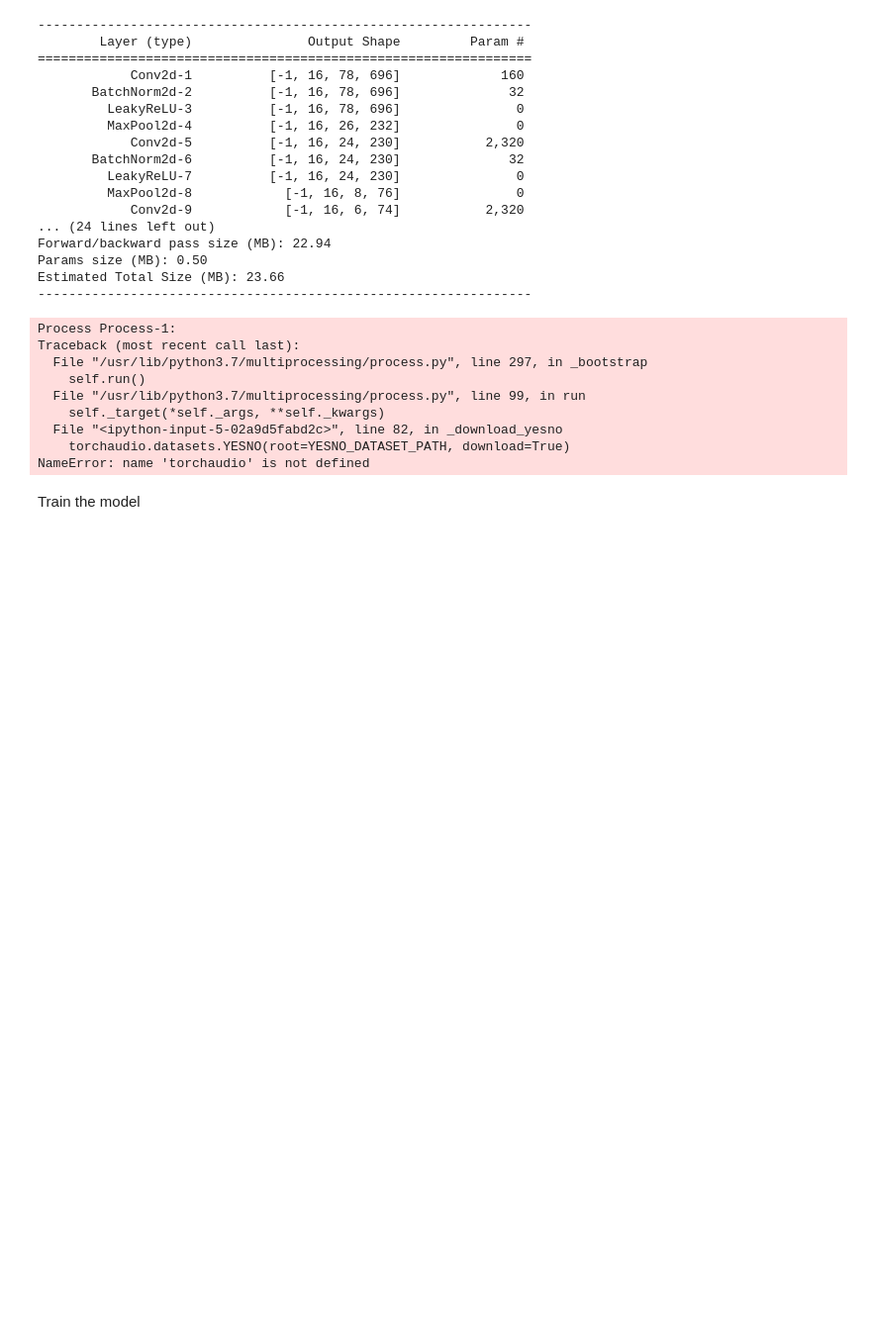
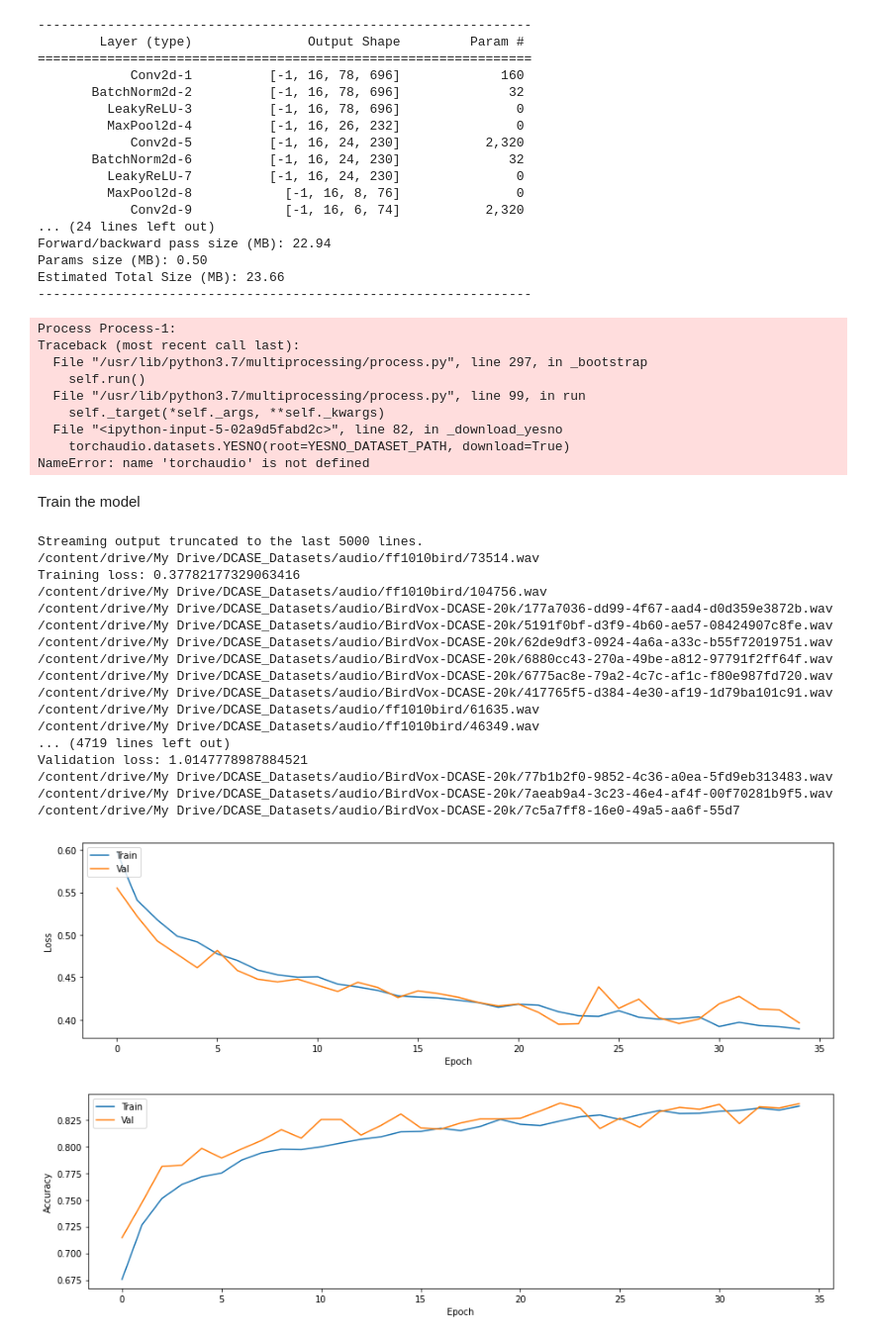
Before and after one commit to edward-h-81/bird_sound_detection, a Jupyter notebook: cnn_pytorch/train_infer_ensemble.ipynb, the cells around one changed output. Shown at 99% size. Saved outputs shown, nothing was run; the diff lists cells and outputs as text; code cells hidden in the pictures; blank space fills up the shorter version.

```diff
--- a/cnn_pytorch/train_infer_ensemble.ipynb
+++ b/cnn_pytorch/train_infer_ensemble.ipynb
@@ -755,8 +755,8 @@ import numpy as np
 
 # from dcasedataset_sig import DCASE_Dataset
 
-ANNOTATIONS_FILE_TRAIN = '/content/drive/My Drive/DCASE_Datasets/labels/train_val_csv/bv_warblr_train.csv'
-ANNOTATIONS_FILE_VAL = '/content/drive/My Drive/DCASE_Datasets/labels/train_val_csv/bv_warblr_val.csv'
+ANNOTATIONS_FILE_TRAIN = '/content/drive/My Drive/DCASE_Datasets/labels/train_val_csv/bv_ff_train.csv'
+ANNOTATIONS_FILE_VAL = '/content/drive/My Drive/DCASE_Datasets/labels/train_val_csv/bv_ff_val.csv'
 AUDIO_DIR = '/content/drive/My Drive/DCASE_Datasets/audio/'
 SAMPLE_RATE = 22050
 DURATION = 10
@@ -765,7 +765,7 @@ RESAMPLE_DEVICE = 'cuda'
 SIG_SEED = seed(667)
 
 BATCH_SIZE = 16
-EPOCHS = 37
+EPOCHS = 35
 LEARNING_RATE = 0.001
 
 def seed_worker(worker_id):
@@ -953,9 +953,9 @@ if __name__ == "__main__":
                             device,
                             RESAMPLE_DEVICE,
                             SIG_SEED,
-                            noise_bool=False,
+                            noise_bool=True,
                             combi_audio_bool=False,
-                            pitch_bool=True,
+                            pitch_bool=False,
                             speed_bool=False
                             )
 
@@ -974,33 +974,53 @@ if __name__ == "__main__":
     print(cnn)
 
     # initialise loss funtion + optimiser
     # loss_fn = nn.BCELoss()
     loss_fn = nn.BCEWithLogitsLoss()
     optimiser = torch.optim.Adam(cnn.parameters(),
                                  lr=LEARNING_RATE)
 
     # train model
     training_and_validation(cnn, train_dataloader, val_dataloader, loss_fn, optimiser, device, EPOCHS, sigmoid)
 
     # save model
     torch.save(cnn.state_dict(), "/content/drive/My Drive/MSc_Project_Colab/BAD_PyTorch/cnn.pth")
     print("Trained cnn saved at cnn.pth")
 
     # plot the loss over train and validation dataset
     plt.plot(train_x, train_loss_y)
     plt.plot(val_x, val_loss_y)
     plt.xlabel("Epoch")
     plt.ylabel("Loss")
     plt.legend(["Train", "Val"], loc=2)
     plt.show()
 
     # plot the accuracy over train and validation dataset
     plt.plot(train_x, train_acc_y)
     plt.plot(val_x, val_acc_y)
     plt.xlabel("Epoch")
     plt.ylabel("Accuracy")
     plt.legend(["Train", "Val"], loc=2)
     plt.show()
+# %% [output]
+Streaming output truncated to the last 5000 lines.
+/content/drive/My Drive/DCASE_Datasets/audio/ff1010bird/73514.wav
+Training loss: 0.37782177329063416
+/content/drive/My Drive/DCASE_Datasets/audio/ff1010bird/104756.wav
+/content/drive/My Drive/DCASE_Datasets/audio/BirdVox-DCASE-20k/177a7036-dd99-4f67-aad4-d0d359e3872b.wav
+/content/drive/My Drive/DCASE_Datasets/audio/BirdVox-DCASE-20k/5191f0bf-d3f9-4b60-ae57-08424907c8fe.wav
+/content/drive/My Drive/DCASE_Datasets/audio/BirdVox-DCASE-20k/62de9df3-0924-4a6a-a33c-b55f72019751.wav
+/content/drive/My Drive/DCASE_Datasets/audio/BirdVox-DCASE-20k/6880cc43-270a-49be-a812-97791f2ff64f.wav
+/content/drive/My Drive/DCASE_Datasets/audio/BirdVox-DCASE-20k/6775ac8e-79a2-4c7c-af1c-f80e987fd720.wav
+/content/drive/My Drive/DCASE_Datasets/audio/BirdVox-DCASE-20k/417765f5-d384-4e30-af19-1d79ba101c91.wav
+/content/drive/My Drive/DCASE_Datasets/audio/ff1010bird/61635.wav
+/content/drive/My Drive/DCASE_Datasets/audio/ff1010bird/46349.wav
+... (4719 lines left out)
+Validation loss: 1.0147778987884521
+/content/drive/My Drive/DCASE_Datasets/audio/BirdVox-DCASE-20k/77b1b2f0-9852-4c36-a0ea-5fd9eb313483.wav
+/content/drive/My Drive/DCASE_Datasets/audio/BirdVox-DCASE-20k/7aeab9a4-3c23-46e4-af4f-00f70281b9f5.wav
+/content/drive/My Drive/DCASE_Datasets/audio/BirdVox-DCASE-20k/7c5a7ff8-16e0-49a5-aa6f-55d7
+[figure, added]
+[figure, added]
 # %%
 import torch
 import torchaudio
```
Also changed, not shown: parts of 2 cells of this notebook.
